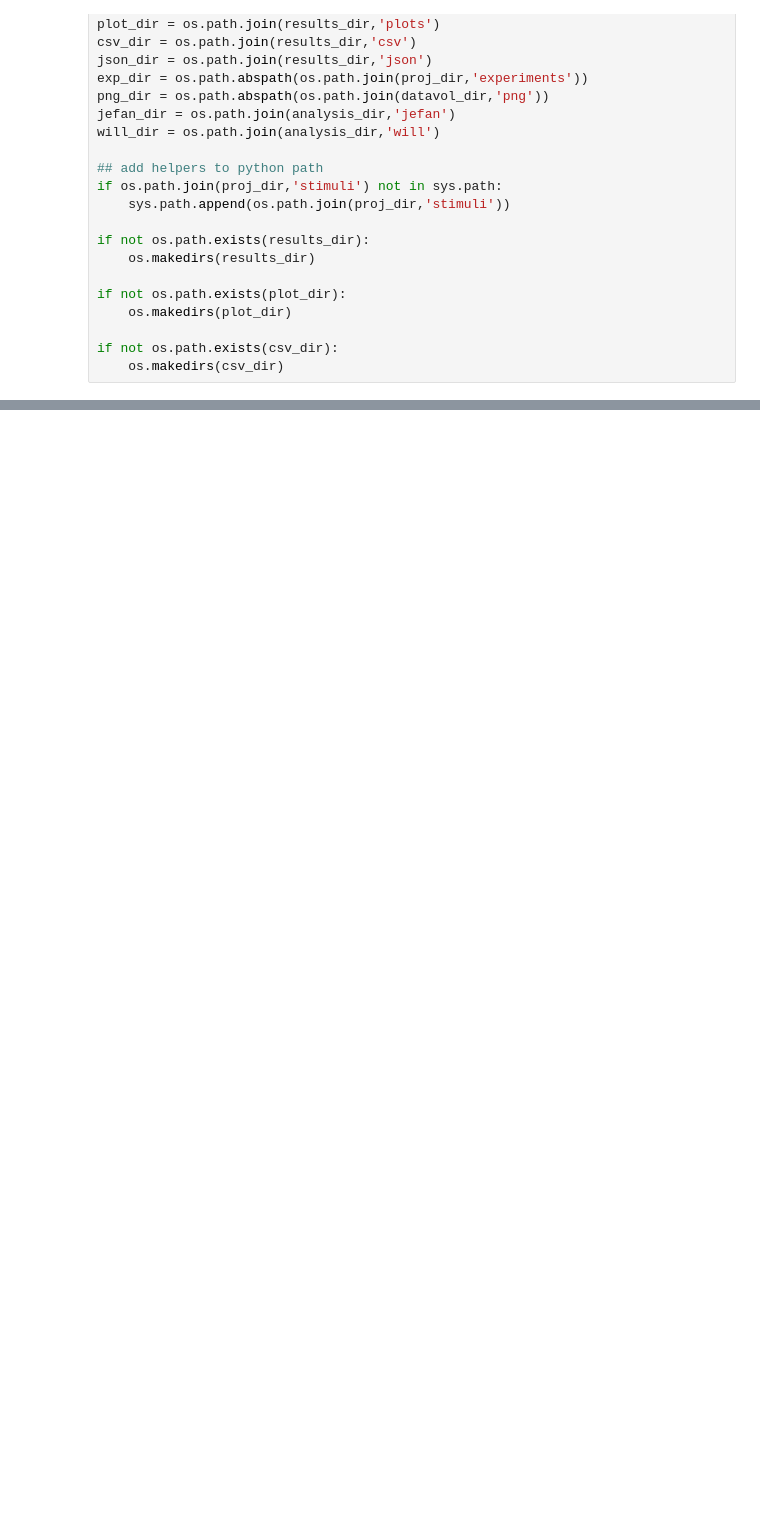
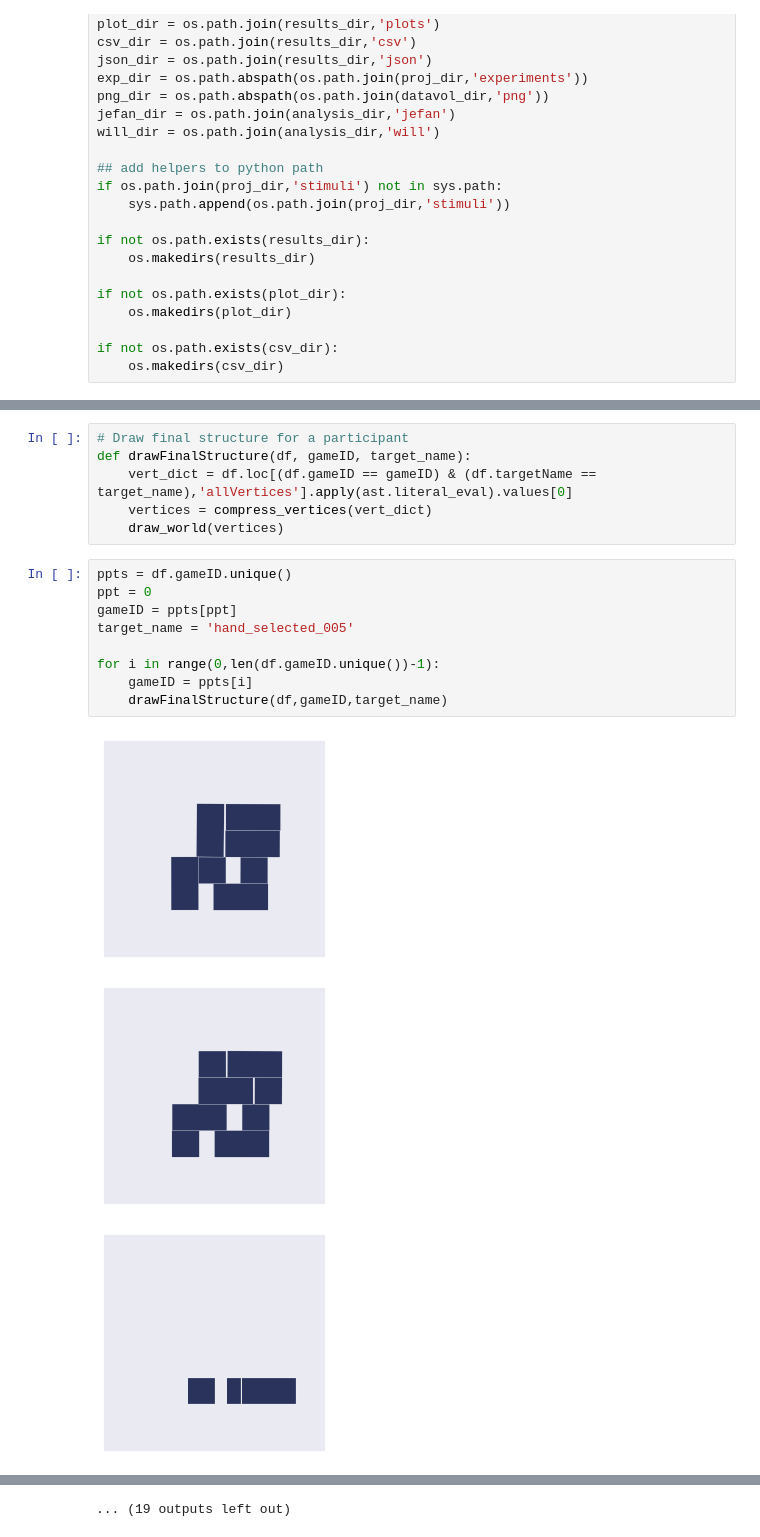
Before and after one commit to cogtoolslab/block_construction, a Jupyter notebook: analysis/will/drawing_utils.ipynb, the cells around one changed output, grey strips where cells are left out. Saved outputs shown, nothing was run; the diff lists cells and outputs as text; blank space fills up the shorter version.

```diff
--- a/analysis/will/drawing_utils.ipynb
+++ b/analysis/will/drawing_utils.ipynb
@@ -207,0 +233,19 @@ for i in range(0,len(dfSubjectTrials)-1):
+# %%
+# Draw final structure for a participant
+def drawFinalStructure(df, gameID, target_name):
+    vert_dict = df.loc[(df.gameID == gameID) & (df.targetName == target_name),'allVertices'].apply(ast.literal_eval).values[0]
+    vertices = compress_vertices(vert_dict)
+    draw_world(vertices)
+# %%
+ppts = df.gameID.unique()
+ppt = 0
+gameID = ppts[ppt]
+target_name = 'hand_selected_005'
+
+for i in range(0,len(df.gameID.unique())-1):
+    gameID = ppts[i]
+    drawFinalStructure(df,gameID,target_name)
+# %% [output]
+[figure, added]
+[figure, added]
+[figure, added]
@@ -207,0 +261 @@ for i in range(0,len(dfSubjectTrials)-1):
+... (19 outputs left out)
```
Also changed, not shown: parts of 7 cells of this notebook.
